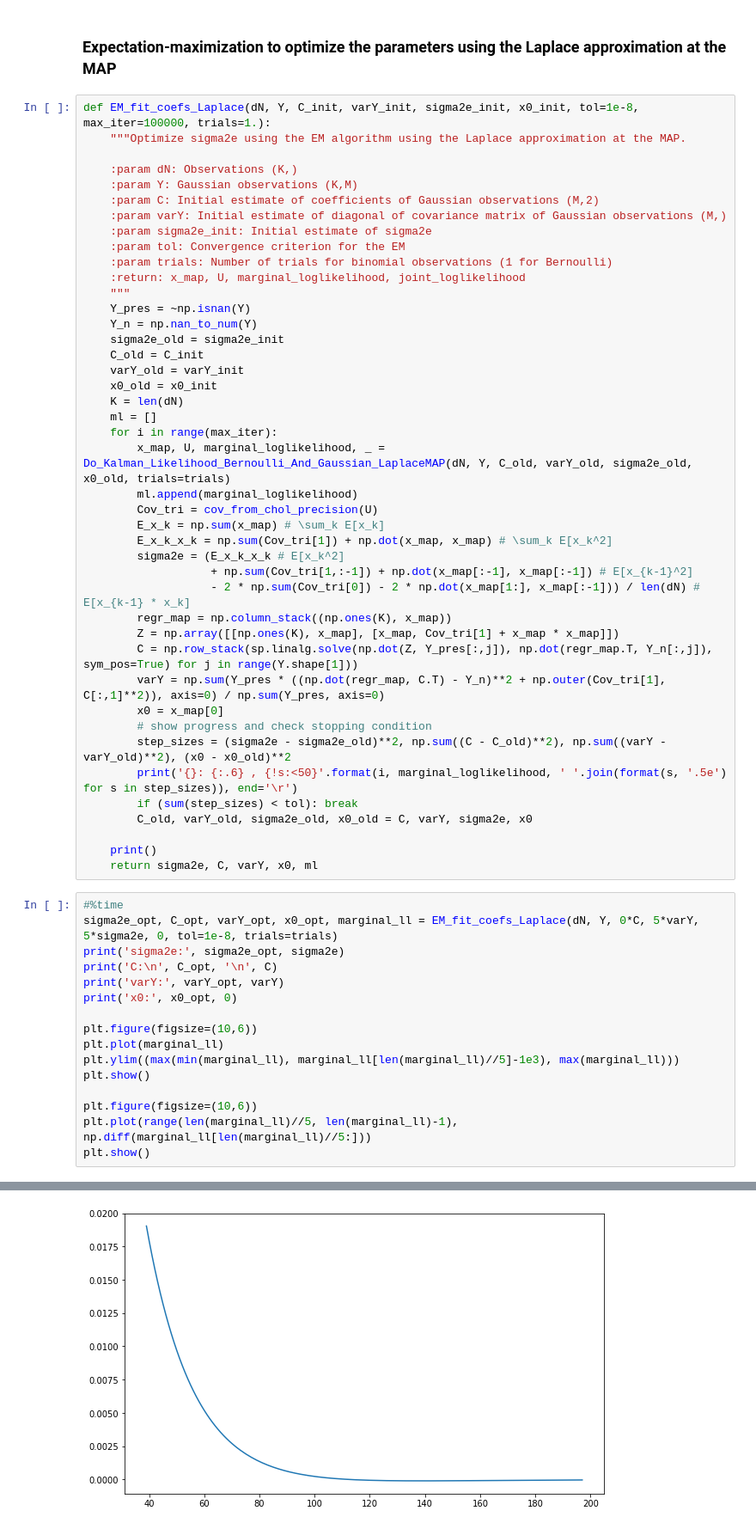
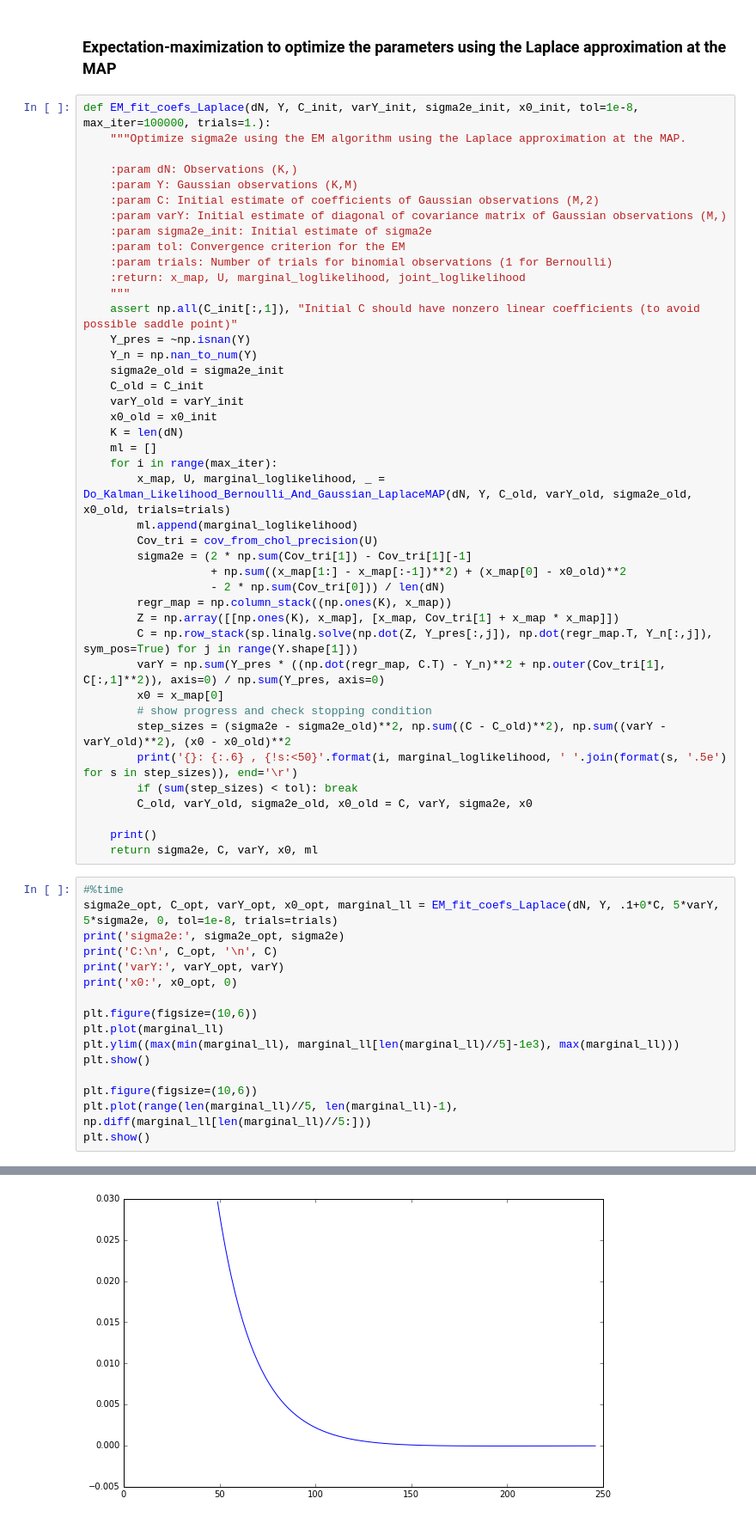
Before and after one commit to lciti/SEAS2016, a Jupyter notebook: Test_LikelihoodBernoulliAndGaussian.ipynb, the cells around one changed output, grey strips where cells are left out. Shown at 86% size. Drawn from its saved outputs; the diff is of its cells as text.

Commit message:
Reimplemented maximisation step of sigma2e in a differrent way. Also checked that presence of NaNs at the end of observations does not affect EM results (asymptotically)

```diff
--- a/Test_LikelihoodBernoulliAndGaussian.ipynb
+++ b/Test_LikelihoodBernoulliAndGaussian.ipynb
@@ -198,6 +198,7 @@ def EM_fit_coefs_Laplace(dN, Y, C_init, varY_init, sigma2e_init, x0_init, tol=1e
     :param trials: Number of trials for binomial observations (1 for Bernoulli)
     :return: x_map, U, marginal_loglikelihood, joint_loglikelihood
     """
+    assert np.all(C_init[:,1]), "Initial C should have nonzero linear coefficients (to avoid possible saddle point)"
     Y_pres = ~np.isnan(Y)
     Y_n = np.nan_to_num(Y)
     sigma2e_old = sigma2e_init
@@ -210,11 +211,9 @@ def EM_fit_coefs_Laplace(dN, Y, C_init, varY_init, sigma2e_init, x0_init, tol=1e
         x_map, U, marginal_loglikelihood, _ = Do_Kalman_Likelihood_Bernoulli_And_Gaussian_LaplaceMAP(dN, Y, C_old, varY_old, sigma2e_old, x0_old, trials=trials)
         ml.append(marginal_loglikelihood)
         Cov_tri = cov_from_chol_precision(U)
-        E_x_k = np.sum(x_map) # \sum_k E[x_k]
-        E_x_k_x_k = np.sum(Cov_tri[1]) + np.dot(x_map, x_map) # \sum_k E[x_k^2]
-        sigma2e = (E_x_k_x_k # E[x_k^2]
-                   + np.sum(Cov_tri[1,:-1]) + np.dot(x_map[:-1], x_map[:-1]) # E[x_{k-1}^2]
-                   - 2 * np.sum(Cov_tri[0]) - 2 * np.dot(x_map[1:], x_map[:-1])) / len(dN) # E[x_{k-1} * x_k]
+        sigma2e = (2 * np.sum(Cov_tri[1]) - Cov_tri[1][-1]
+                   + np.sum((x_map[1:] - x_map[:-1])**2) + (x_map[0] - x0_old)**2
+                   - 2 * np.sum(Cov_tri[0])) / len(dN)
         regr_map = np.column_stack((np.ones(K), x_map))
         Z = np.array([[np.ones(K), x_map], [x_map, Cov_tri[1] + x_map * x_map]])
         C = np.row_stack(sp.linalg.solve(np.dot(Z, Y_pres[:,j]), np.dot(regr_map.T, Y_n[:,j]), sym_pos=True) for j in range(Y.shape[1]))
@@ -230,7 +229,7 @@ def EM_fit_coefs_Laplace(dN, Y, C_init, varY_init, sigma2e_init, x0_init, tol=1e
     return sigma2e, C, varY, x0, ml
 # %%
 #%time
-sigma2e_opt, C_opt, varY_opt, x0_opt, marginal_ll = EM_fit_coefs_Laplace(dN, Y, 0*C, 5*varY, 5*sigma2e, 0, tol=1e-8, trials=trials)
+sigma2e_opt, C_opt, varY_opt, x0_opt, marginal_ll = EM_fit_coefs_Laplace(dN, Y, .1+0*C, 5*varY, 5*sigma2e, 0, tol=1e-8, trials=trials)
 print('sigma2e:', sigma2e_opt, sigma2e)
 print('C:\n', C_opt, '\n', C)
 print('varY:', varY_opt, varY)
@@ -260,4 +259,4 @@ x0: -0.203525879534 0
-[figure, old version]
+[figure, new version]
 # %%
 xx = np.linspace(-.1,1.1)
 ml = np.zeros_like(xx)
```
Also changed, not shown: parts of 5 cells of this notebook.
